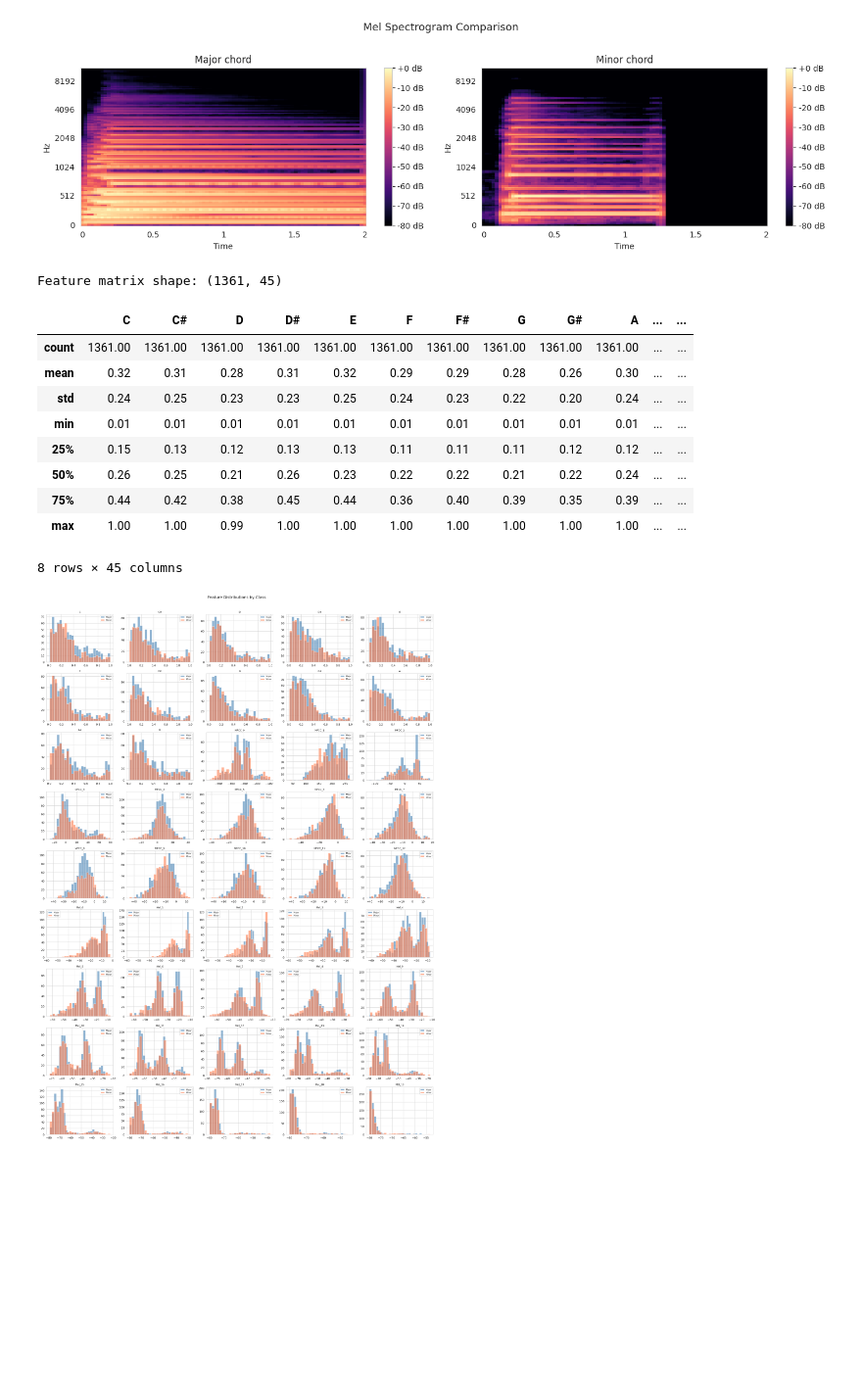
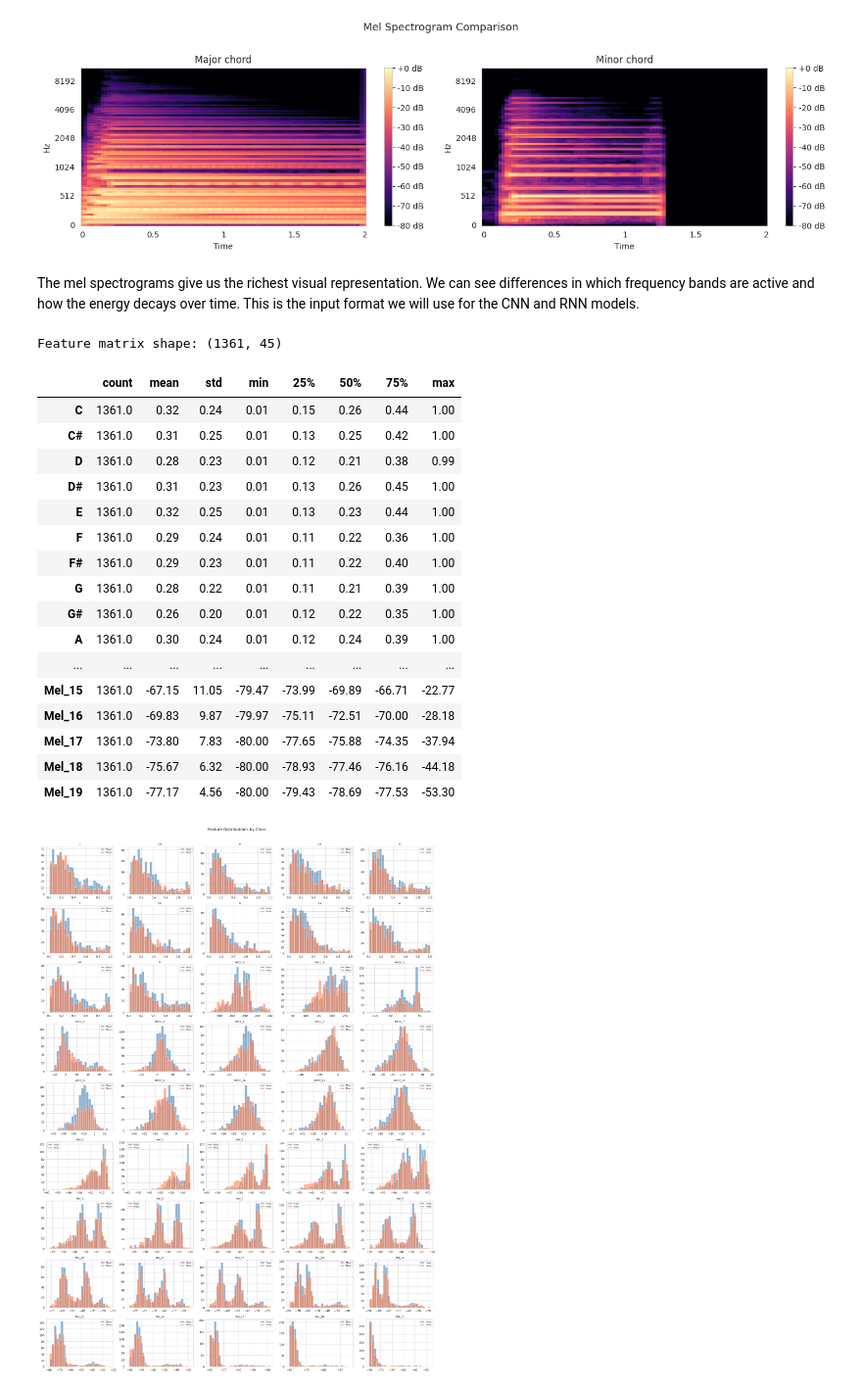
Before and after one commit to Stelllarce/ChordClassifier, a Jupyter notebook: notebooks/all_datasets_feature_analysis.ipynb, the cells around one changed output. Shown at 98% size. Cells and saved outputs as stored; diff of their text form; code cells hidden in the pictures; blank space fills up the shorter version.

```diff
--- a/notebooks/02_feature_analysis.ipynb
+++ b/notebooks/all_datasets_feature_analysis.ipynb
@@ -18,7 +20,6 @@ from src.features import load_audio, extract_chroma, extract_mfcc
 sns.set_style('whitegrid')
 plt.rcParams['figure.dpi'] = 100
 # %%
-AUDIO_EXTENSIONS = ['.wav', '.mp3', '.flac', '.ogg']
 SR = 22050
 TARGET_DURATION = 2.0
 
@@ -35,8 +36,6 @@ for data_dir in audio_dirs:
             continue
         label = label_dir.name.capitalize()
         for f in label_dir.iterdir():
-            if f.suffix.lower() not in AUDIO_EXTENSIONS:
-                continue
             y, sr = load_audio(str(f), sr=SR, target_duration=TARGET_DURATION)
             audio_data.append((y, sr, label, data_dir.name))
 
@@ -76,7 +77,7 @@ samples = [
 
 fig, axes = plt.subplots(1, 2, figsize=(14, 3))
 for ax, (title, (y, sr, label, src)) in zip(axes, samples):
-    librosa.display.waveshow(y, sr=sr, ax=ax, color='steelblue')
+    librosa.display.waveshow(y, sr=sr, ax=ax, color='blue')
     ax.set_title(f'{title} (src: {src})')
     ax.set_xlabel('Time (s)')
     ax.set_ylabel('Amplitude')
@@ -90,7 +93,7 @@ fig, axes = plt.subplots(1, 2, figsize=(14, 4))
 for ax, (title, (y, sr, label, src)) in zip(axes, samples):
     chroma = librosa.feature.chroma_stft(y=y, sr=sr, hop_length=512)
     img = librosa.display.specshow(chroma, y_axis='chroma', x_axis='time',
-                                   sr=sr, hop_length=512, ax=ax, cmap='coolwarm')
+                                   sr=sr, hop_length=512, ax=ax)
     ax.set_title(f'{title}')
     fig.colorbar(img, ax=ax, format='%.1f')
 plt.suptitle('Chromagram Comparison', fontsize=13, y=1.02)
@@ -103,7 +108,7 @@ fig, axes = plt.subplots(1, 2, figsize=(14, 4))
 for ax, (title, (y, sr, label, src)) in zip(axes, samples):
     mfccs = librosa.feature.mfcc(y=y, sr=sr, n_mfcc=13, hop_length=512)
     img = librosa.display.specshow(mfccs, x_axis='time', sr=sr,
-                                   hop_length=512, ax=ax, cmap='viridis')
+                                   hop_length=512, ax=ax)
     ax.set_ylabel('MFCC Coefficient')
     ax.set_title(f'{title}')
     fig.colorbar(img, ax=ax)
@@ -126,48 +133,57 @@ plt.tight_layout()
 plt.show()
 # %% [output]
 [figure]
+# %% [markdown]
+The mel spectrograms give us the richest visual representation. We can see differences in which frequency bands are active and how the energy decays over time. This is the input format we will use for the CNN and RNN models.
 # %%
 N_MELS_FEAT = 20
 
 all_features = []
 all_labels = []
 
 for y, sr, label, src in audio_data:
     chroma = extract_chroma(y, sr)
     mfcc = extract_mfcc(y, sr)
     mel = librosa.feature.melspectrogram(y=y, sr=sr, n_mels=N_MELS_FEAT, hop_length=512)
     mel_db = librosa.power_to_db(mel, ref=np.max)
     mel_mean = np.mean(mel_db, axis=1)
 
     feat = np.concatenate([chroma, mfcc, mel_mean])
     all_features.append(feat)
     all_labels.append(label)
 
 features = np.array(all_features)
 labels = np.array(all_labels)
 
 chroma_names = ['C', 'C#', 'D', 'D#', 'E', 'F', 'F#', 'G', 'G#', 'A', 'A#', 'B']
 mfcc_names = [f'MFCC_{i}' for i in range(13)]
 mel_names = [f'Mel_{i}' for i in range(N_MELS_FEAT)]
 feature_names = chroma_names + mfcc_names + mel_names
 
 df = pd.DataFrame(features, columns=feature_names)
 df['label'] = labels
 
 print(f"Feature matrix shape: {features.shape}")
-df.describe().round(2)
+df.describe().round(2).T
 # %% [output]
 Feature matrix shape: (1361, 45)
-|  | C | C# | D | D# | E | F | F# | G | G# | A | ... | ... |
-| count | 1361.00 | 1361.00 | 1361.00 | 1361.00 | 1361.00 | 1361.00 | 1361.00 | 1361.00 | 1361.00 | 1361.00 | ... | ... |
-| mean | 0.32 | 0.31 | 0.28 | 0.31 | 0.32 | 0.29 | 0.29 | 0.28 | 0.26 | 0.30 | ... | ... |
-| std | 0.24 | 0.25 | 0.23 | 0.23 | 0.25 | 0.24 | 0.23 | 0.22 | 0.20 | 0.24 | ... | ... |
-| min | 0.01 | 0.01 | 0.01 | 0.01 | 0.01 | 0.01 | 0.01 | 0.01 | 0.01 | 0.01 | ... | ... |
-| 25% | 0.15 | 0.13 | 0.12 | 0.13 | 0.13 | 0.11 | 0.11 | 0.11 | 0.12 | 0.12 | ... | ... |
-| 50% | 0.26 | 0.25 | 0.21 | 0.26 | 0.23 | 0.22 | 0.22 | 0.21 | 0.22 | 0.24 | ... | ... |
-| 75% | 0.44 | 0.42 | 0.38 | 0.45 | 0.44 | 0.36 | 0.40 | 0.39 | 0.35 | 0.39 | ... | ... |
-| max | 1.00 | 1.00 | 0.99 | 1.00 | 1.00 | 1.00 | 1.00 | 1.00 | 1.00 | 1.00 | ... | ... |
+|  | count | mean | std | min | 25% | 50% | 75% | max |
+| C | 1361.0 | 0.32 | 0.24 | 0.01 | 0.15 | 0.26 | 0.44 | 1.00 |
+| C# | 1361.0 | 0.31 | 0.25 | 0.01 | 0.13 | 0.25 | 0.42 | 1.00 |
+| D | 1361.0 | 0.28 | 0.23 | 0.01 | 0.12 | 0.21 | 0.38 | 0.99 |
+| D# | 1361.0 | 0.31 | 0.23 | 0.01 | 0.13 | 0.26 | 0.45 | 1.00 |
+| E | 1361.0 | 0.32 | 0.25 | 0.01 | 0.13 | 0.23 | 0.44 | 1.00 |
+| F | 1361.0 | 0.29 | 0.24 | 0.01 | 0.11 | 0.22 | 0.36 | 1.00 |
+| F# | 1361.0 | 0.29 | 0.23 | 0.01 | 0.11 | 0.22 | 0.40 | 1.00 |
+| G | 1361.0 | 0.28 | 0.22 | 0.01 | 0.11 | 0.21 | 0.39 | 1.00 |
+| G# | 1361.0 | 0.26 | 0.20 | 0.01 | 0.12 | 0.22 | 0.35 | 1.00 |
+| A | 1361.0 | 0.30 | 0.24 | 0.01 | 0.12 | 0.24 | 0.39 | 1.00 |
+| ... | ... | ... | ... | ... | ... | ... | ... | ... |
+| Mel_15 | 1361.0 | -67.15 | 11.05 | -79.47 | -73.99 | -69.89 | -66.71 | -22.77 |
+| Mel_16 | 1361.0 | -69.83 | 9.87 | -79.97 | -75.11 | -72.51 | -70.00 | -28.18 |
+| Mel_17 | 1361.0 | -73.80 | 7.83 | -80.00 | -77.65 | -75.88 | -74.35 | -37.94 |
+| Mel_18 | 1361.0 | -75.67 | 6.32 | -80.00 | -78.93 | -77.46 | -76.16 | -44.18 |
+| Mel_19 | 1361.0 | -77.17 | 4.56 | -80.00 | -79.43 | -78.69 | -77.53 | -53.30 |
-8 rows × 45 columns
 # %%
 n_features = len(feature_names)
 n_cols = 5
```
Also changed, not shown: parts of 14 cells of this notebook, 9 other files.
